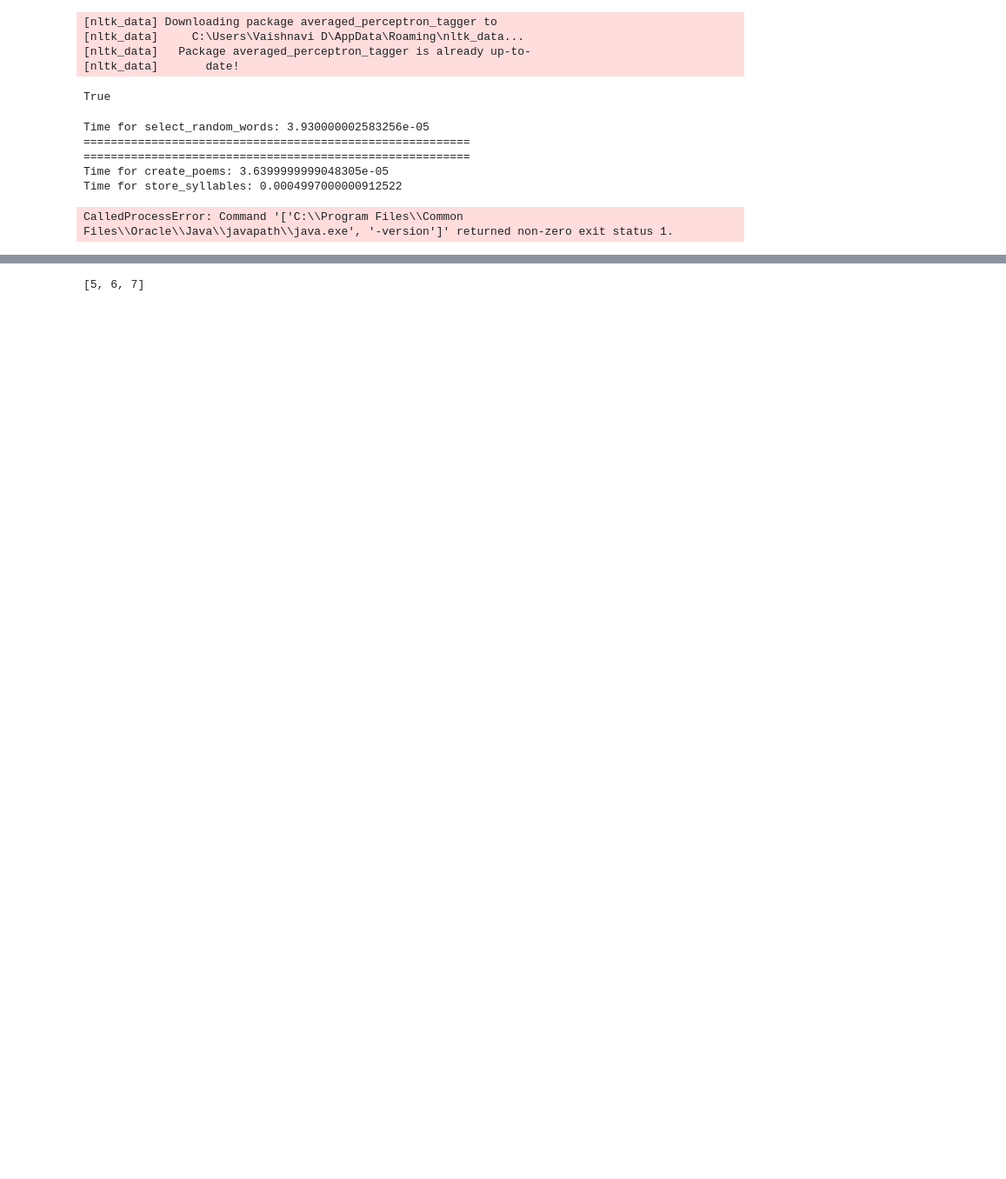
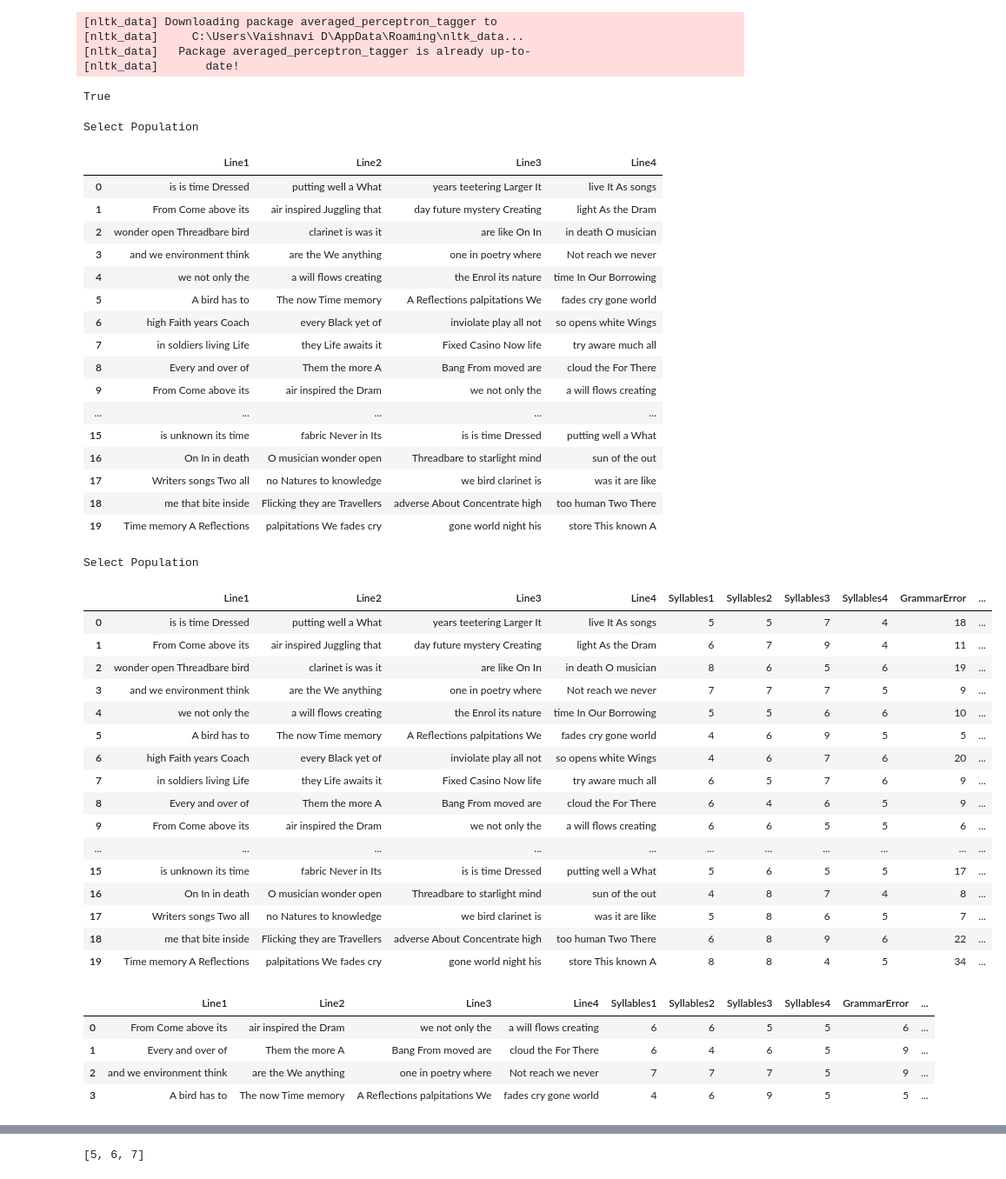
Before and after one commit to vaishnavi1197/Poem-generation-with-EA, a Jupyter notebook: latest.ipynb, the cells around one changed output, grey strips where cells are left out. Shown at 87% size. Drawn from its saved outputs; the diff is of its cells as text; code cells hidden in the pictures; blank space fills up the shorter version.

```diff
--- a/latest.ipynb
+++ b/latest.ipynb
@@ -319,10 +337,45 @@ class poem_generation:
 # %%
-#4 (words_df,intial_population,crossover,epochs)3:
-poem = poem_generation(words_df,20,2,10)
+#4 (words_df,intial_population,crossover,epochs,user_selection_poems_number):
+poem = poem_generation(words_df,20,2,2,4)
 # %% [output]
-Time for select_random_words: 3.930000002583256e-05
-=========================================================
-=========================================================
-Time for create_poems: 3.6399999999048305e-05
-Time for store_syllables: 0.0004997000000912522
+Select Population
+|  | Line1 | Line2 | Line3 | Line4 |
+| 0 | is is time Dressed | putting well a What | years teetering Larger It | live It As songs |
+| 1 | From Come above its | air inspired Juggling that | day future mystery Creating | light As the Dram |
+| 2 | wonder open Threadbare bird | clarinet is was it | are like On In | in death O musician |
+| 3 | and we environment think | are the We anything | one in poetry where | Not reach we never |
+| 4 | we not only the | a will flows creating | the Enrol its nature | time In Our Borrowing |
+| 5 | A bird has to | The now Time memory | A Reflections palpitations We | fades cry gone world |
+| 6 | high Faith years Coach | every Black yet of | inviolate play all not | so opens white Wings |
+| 7 | in soldiers living Life | they Life awaits it | Fixed Casino Now life | try aware much all |
+| 8 | Every and over of | Them the more A | Bang From moved are | cloud the For There |
+| 9 | From Come above its | air inspired the Dram | we not only the | a will flows creating |
+| ... | ... | ... | ... | ... |
+| 15 | is unknown its time | fabric Never in Its | is is time Dressed | putting well a What |
+| 16 | On In in death | O musician wonder open | Threadbare to starlight mind | sun of the out |
+| 17 | Writers songs Two all | no Natures to knowledge | we bird clarinet is | was it are like |
+| 18 | me that bite inside | Flicking they are Travellers | adverse About Concentrate high | too human Two There |
+| 19 | Time memory A Reflections | palpitations We fades cry | gone world night his | store This known A |
-CalledProcessError: Command '['C:\\Program Files\\Common Files\\Oracle\\Java\\javapath\\java.exe', '-version']' returned non-zero exit status 1.
+Select Population
+|  | Line1 | Line2 | Line3 | Line4 | Syllables1 | Syllables2 | Syllables3 | Syllables4 | GrammarError | ... |
+| 0 | is is time Dressed | putting well a What | years teetering Larger It | live It As songs | 5 | 5 | 7 | 4 | 18 | ... |
+| 1 | From Come above its | air inspired Juggling that | day future mystery Creating | light As the Dram | 6 | 7 | 9 | 4 | 11 | ... |
+| 2 | wonder open Threadbare bird | clarinet is was it | are like On In | in death O musician | 8 | 6 | 5 | 6 | 19 | ... |
+| 3 | and we environment think | are the We anything | one in poetry where | Not reach we never | 7 | 7 | 7 | 5 | 9 | ... |
+| 4 | we not only the | a will flows creating | the Enrol its nature | time In Our Borrowing | 5 | 5 | 6 | 6 | 10 | ... |
+| 5 | A bird has to | The now Time memory | A Reflections palpitations We | fades cry gone world | 4 | 6 | 9 | 5 | 5 | ... |
+| 6 | high Faith years Coach | every Black yet of | inviolate play all not | so opens white Wings | 4 | 6 | 7 | 6 | 20 | ... |
+| 7 | in soldiers living Life | they Life awaits it | Fixed Casino Now life | try aware much all | 6 | 5 | 7 | 6 | 9 | ... |
+| 8 | Every and over of | Them the more A | Bang From moved are | cloud the For There | 6 | 4 | 6 | 5 | 9 | ... |
+| 9 | From Come above its | air inspired the Dram | we not only the | a will flows creating | 6 | 6 | 5 | 5 | 6 | ... |
+| ... | ... | ... | ... | ... | ... | ... | ... | ... | ... | ... |
+| 15 | is unknown its time | fabric Never in Its | is is time Dressed | putting well a What | 5 | 6 | 5 | 5 | 17 | ... |
+| 16 | On In in death | O musician wonder open | Threadbare to starlight mind | sun of the out | 4 | 8 | 7 | 4 | 8 | ... |
+| 17 | Writers songs Two all | no Natures to knowledge | we bird clarinet is | was it are like | 5 | 8 | 6 | 5 | 7 | ... |
+| 18 | me that bite inside | Flicking they are Travellers | adverse About Concentrate high | too human Two There | 6 | 8 | 9 | 6 | 22 | ... |
+| 19 | Time memory A Reflections | palpitations We fades cry | gone world night his | store This known A | 8 | 8 | 4 | 5 | 34 | ... |
+|  | Line1 | Line2 | Line3 | Line4 | Syllables1 | Syllables2 | Syllables3 | Syllables4 | GrammarError | ... |
+| 0 | From Come above its | air inspired the Dram | we not only the | a will flows creating | 6 | 6 | 5 | 5 | 6 | ... |
+| 1 | Every and over of | Them the more A | Bang From moved are | cloud the For There | 6 | 4 | 6 | 5 | 9 | ... |
+| 2 | and we environment think | are the We anything | one in poetry where | Not reach we never | 7 | 7 | 7 | 5 | 9 | ... |
+| 3 | A bird has to | The now Time memory | A Reflections palpitations We | fades cry gone world | 4 | 6 | 9 | 5 | 5 | ... |
```
Also changed, not shown: parts of 3 cells of this notebook, 1 other file.
